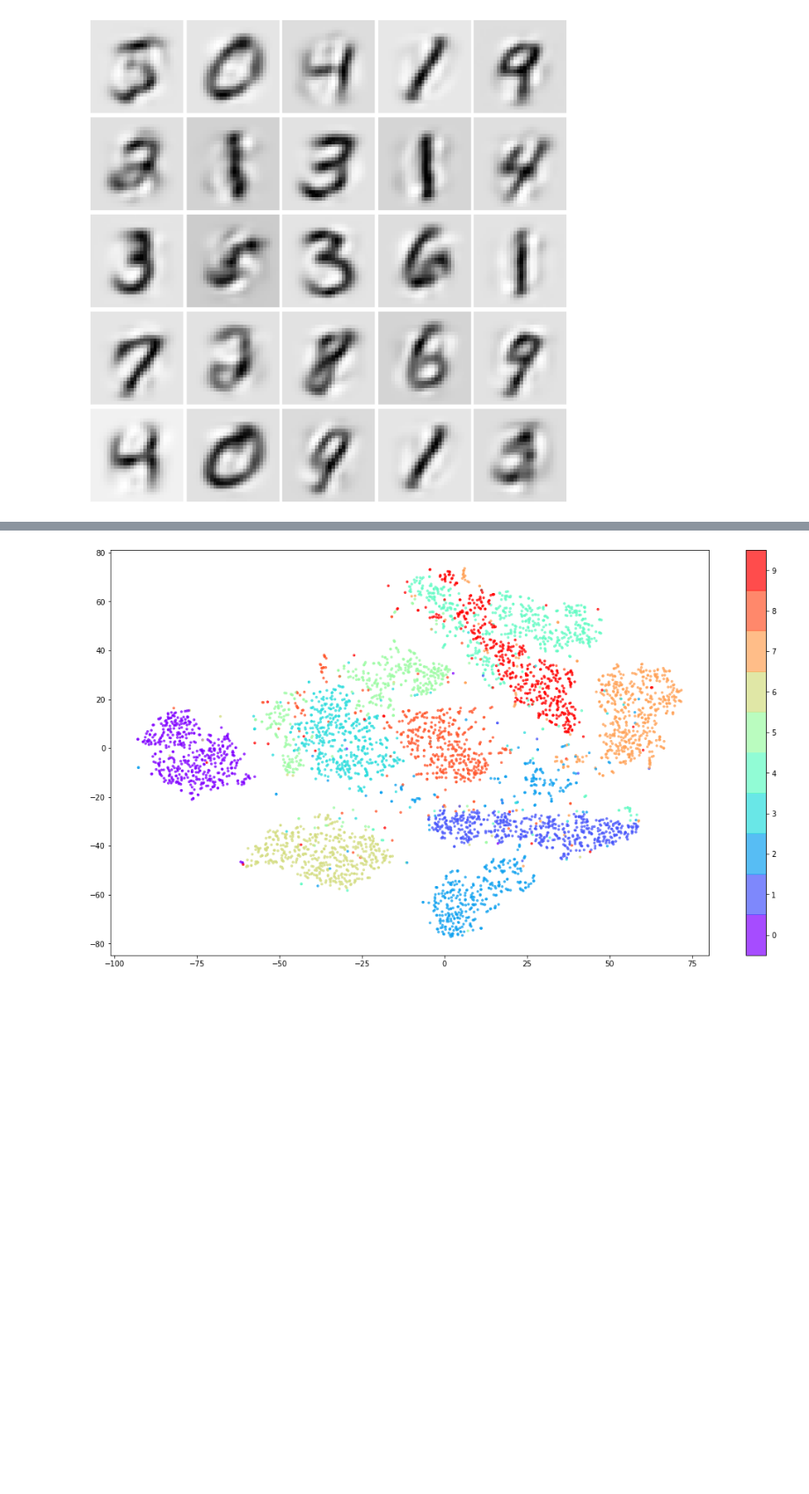
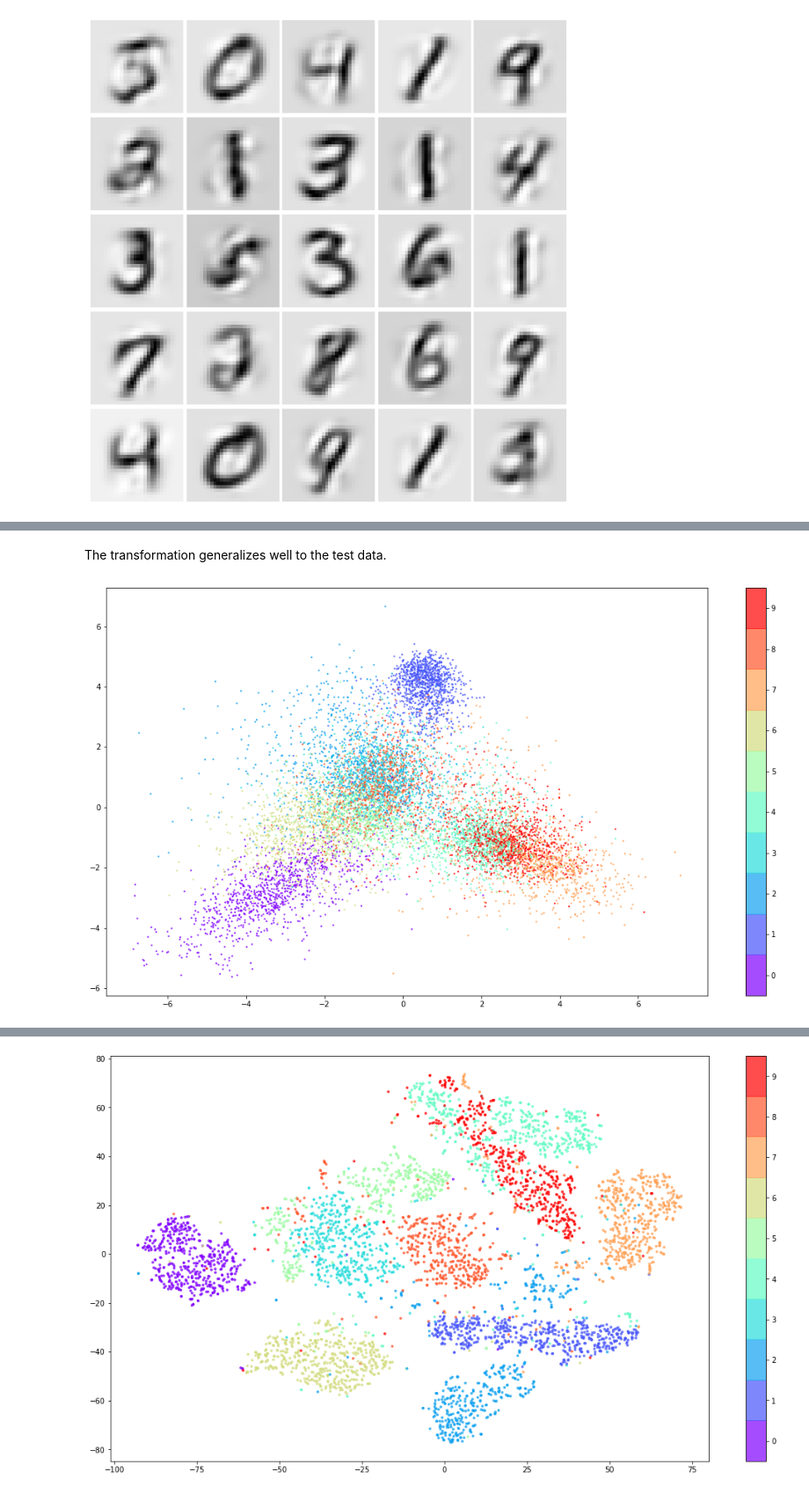
Before and after one commit to ablaikie103/image-classification-project, a Jupyter notebook: MNIST-dimension-reduction.ipynb, the cells around one changed output, grey strips where cells are left out. Shown at 88% size. Cells and saved outputs as stored; diff of their text form; code cells hidden in the pictures; blank space fills up the shorter version.

```diff
--- a/MNIST-dimension-reduction.ipynb
+++ b/MNIST-dimension-reduction.ipynb
@@ -111,2 +128,13 @@ plt.tight_layout(h_pad=0.5, w_pad=0.01)
+# %% [markdown]
+The transformation generalizes well to the test data.
+# %%
+x_test_lda = lda.transform(x_test.reshape(-1, 28*28))
+# %%
+plt.figure(figsize=[18,10])
+plt.scatter(x_test_lda[:,0], x_test_lda[:,1], c = y_test, cmap='rainbow', s=2, alpha = .7)
+cbar = plt.colorbar(boundaries = np.arange(11)-0.5)
+cbar.set_ticks(np.arange(10))
+# %% [output]
+[figure, added]
 # %% [markdown]
 ## Lets look at a nonlinear visualization: t-SNE
```
Also changed, not shown: parts of 8 cells of this notebook.
